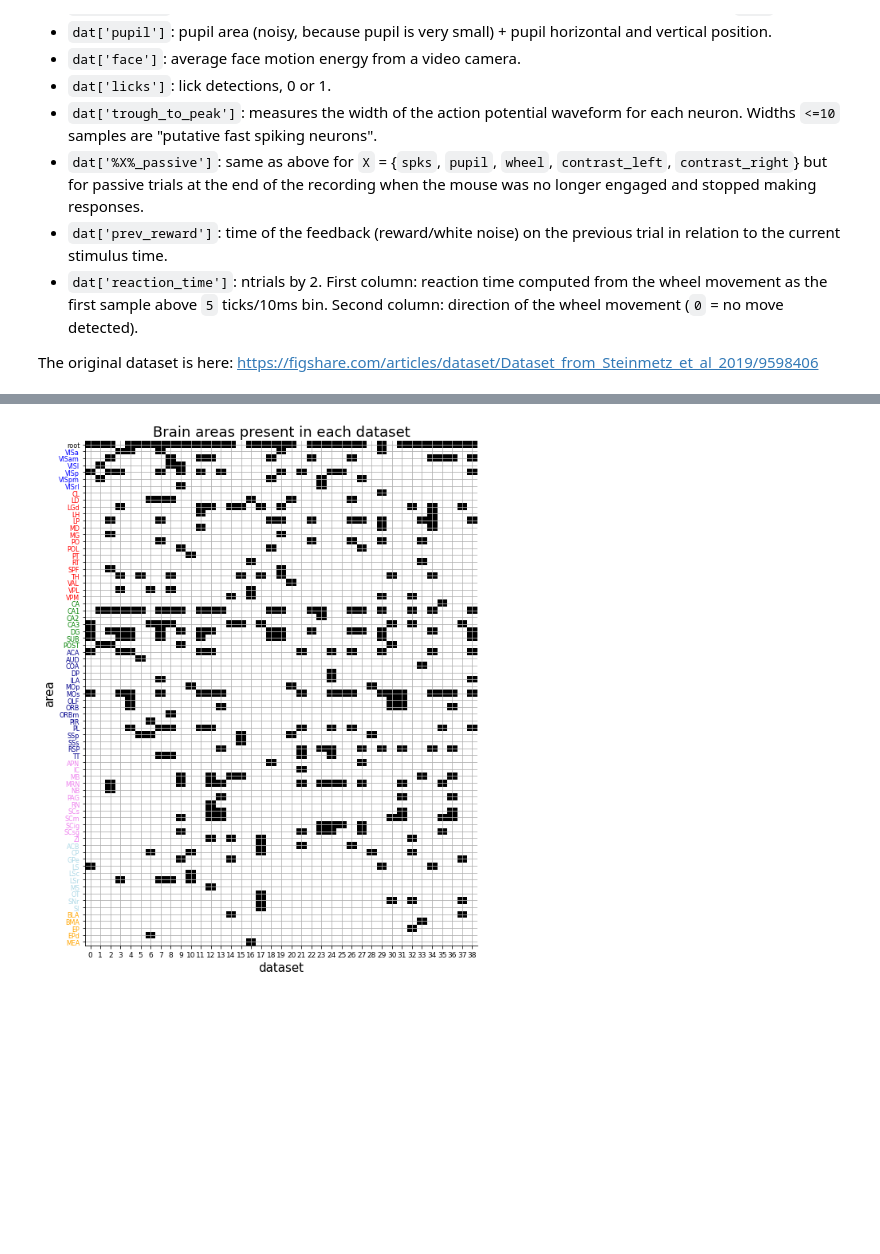
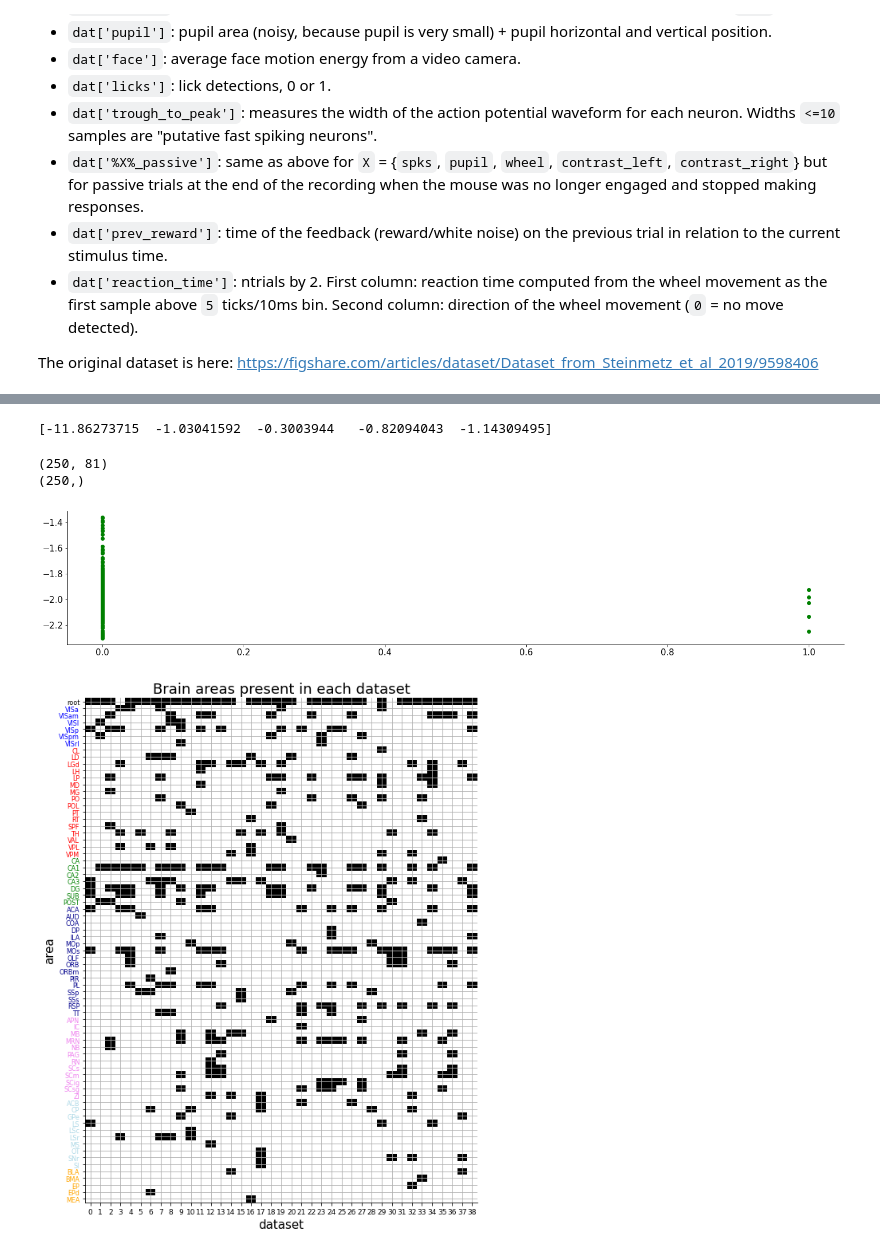
Before and after one commit to klaragerlei/GoatsOfAllTime, a Jupyter notebook: Klara.ipynb, the cells around one changed output, grey strips where cells are left out. Saved outputs shown, nothing was run; the diff lists cells and outputs as text; code cells hidden in the pictures; blank space fills up the shorter version.

```diff
--- a/Klara.ipynb
+++ b/Klara.ipynb
@@ -149,3 +238,40 @@ Areas in this recording:['ACA' 'CA1' 'DG' 'LGd' 'LSr' 'MOs' 'SUB' 'TH' 'VISa' 'V
+# %%
+# split data for test and training data sets
+from sklearn.model_selection import cross_val_score
+from sklearn.linear_model import RidgeCV
+
+model = RidgeCV(normalize=True)  # make ridge model
+
+
+correlation_scores = cross_val_score(model, session_to_analyze_reshaped.T, pupil_data, scoring='r2')   # 5-fold cross-validation
+print(correlation_scores)
+# %% [output]
+[-11.86273715  -1.03041592  -0.3003944   -0.82094043  -1.14309495]
+# %%
+X = session_to_analyze_reshaped.T
+y = pupil_data
+print(X.shape)
+print(y.shape)
+# %% [output]
+(250, 81)
+(250,)
+# %%
+# try lin regression
+import numpy as np
+import pandas as pd
+from matplotlib import pyplot as plt
+import seaborn as sns
+from sklearn.linear_model import LinearRegression
+
+model2 = LinearRegression()
+model2.fit(X, y)
+
+plt.scatter(X[:,10], y,color='g')
+# plt.plot(X, model2.predict(X),color='k')
+
+plt.show()
+# %% [output]
+[figure, added]
 # %%
 # Make a plot of which brain areas are present in each dataset
 # note that region 4 ("other ctx" are neurons that were not able to be classified)
```
Also changed, not shown: parts of 6 cells of this notebook.
